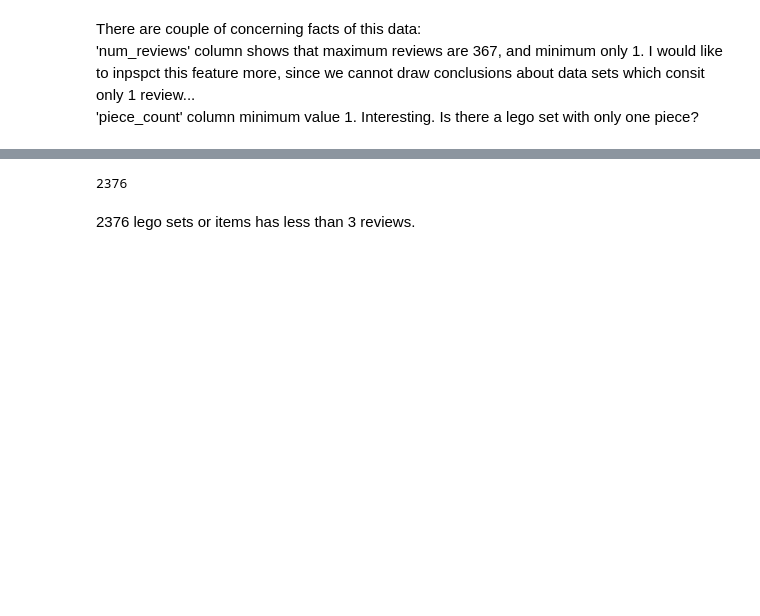
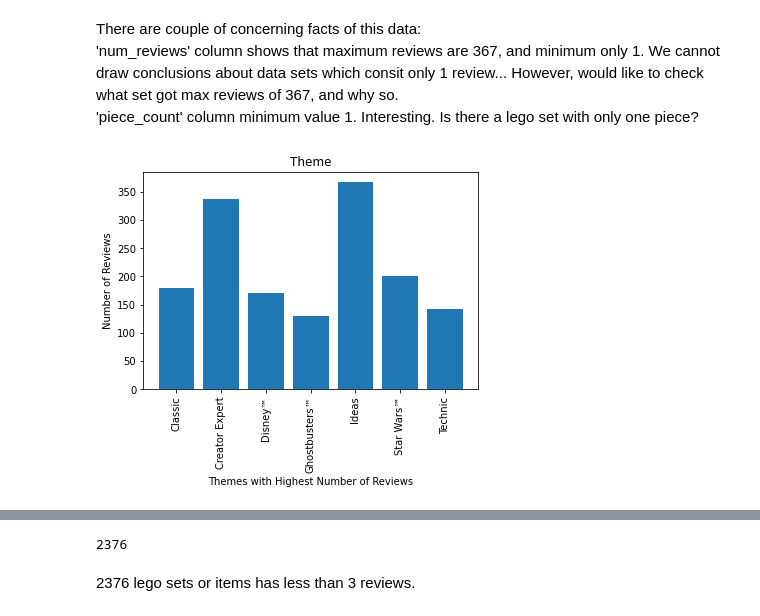
Before and after one commit to AgneAk/Lego-Data-, a Jupyter notebook: Legodata_EDA.ipynb, the cells around one changed output, grey strips where cells are left out. Saved outputs shown, nothing was run; the diff lists cells and outputs as text; code cells hidden in the pictures; blank space fills up the shorter version.

```diff
--- a/Legodata_EDA.ipynb
+++ b/Legodata_EDA.ipynb
@@ -31,3 +35,13 @@ legodata.describe()
 # %% [markdown]
-There are couple of concerning facts of this data:<br> 'num_reviews' column shows that maximum reviews are 367, and minimum only 1. I would like to inpspct this feature more, since we cannot draw conclusions about data sets which consit only 1 review...<br>
+There are couple of concerning facts of this data:<br> 'num_reviews' column shows that maximum reviews are 367, and minimum only 1. We cannot draw conclusions about data sets which consit only 1 review... However, would like to check what set got max reviews of 367, and why so.<br>
 'piece_count' column minimum value 1. Interesting. Is there a lego set with only one piece?
+# %%
+highest_reviews_data = legodata[legodata['num_reviews'] > 100]
+# %%
+plt.bar(x='theme_name', height = 'num_reviews', data = highest_reviews_data)
+_=plt.xlabel('Themes with Highest Number of Reviews')
+plt.xticks(rotation = 90)
+_ = plt.ylabel('Number of Reviews')
+_ = plt.title('Theme')
+# %% [output]
+[figure, added]
```
Also changed, not shown: parts of 53 cells of this notebook.
